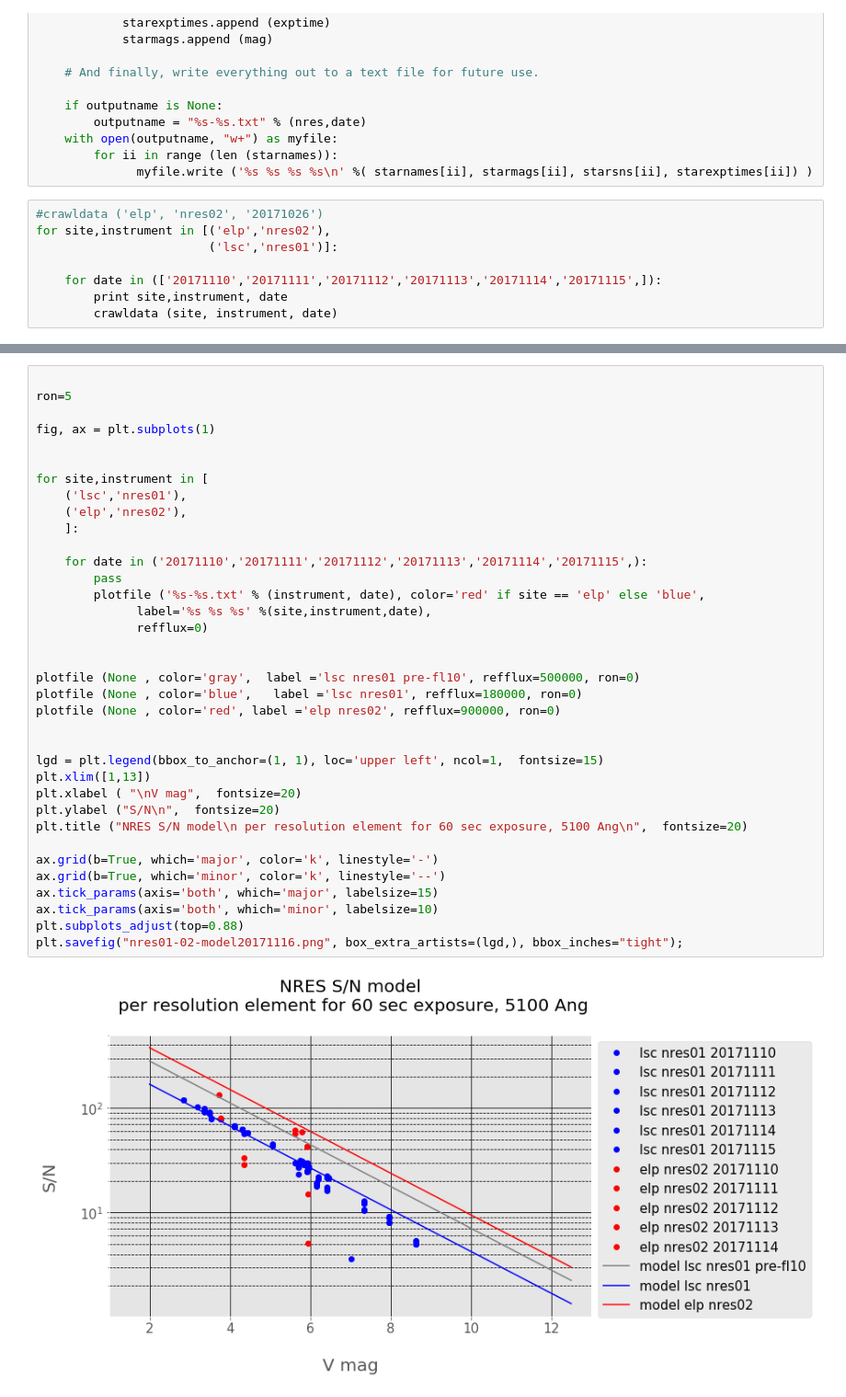
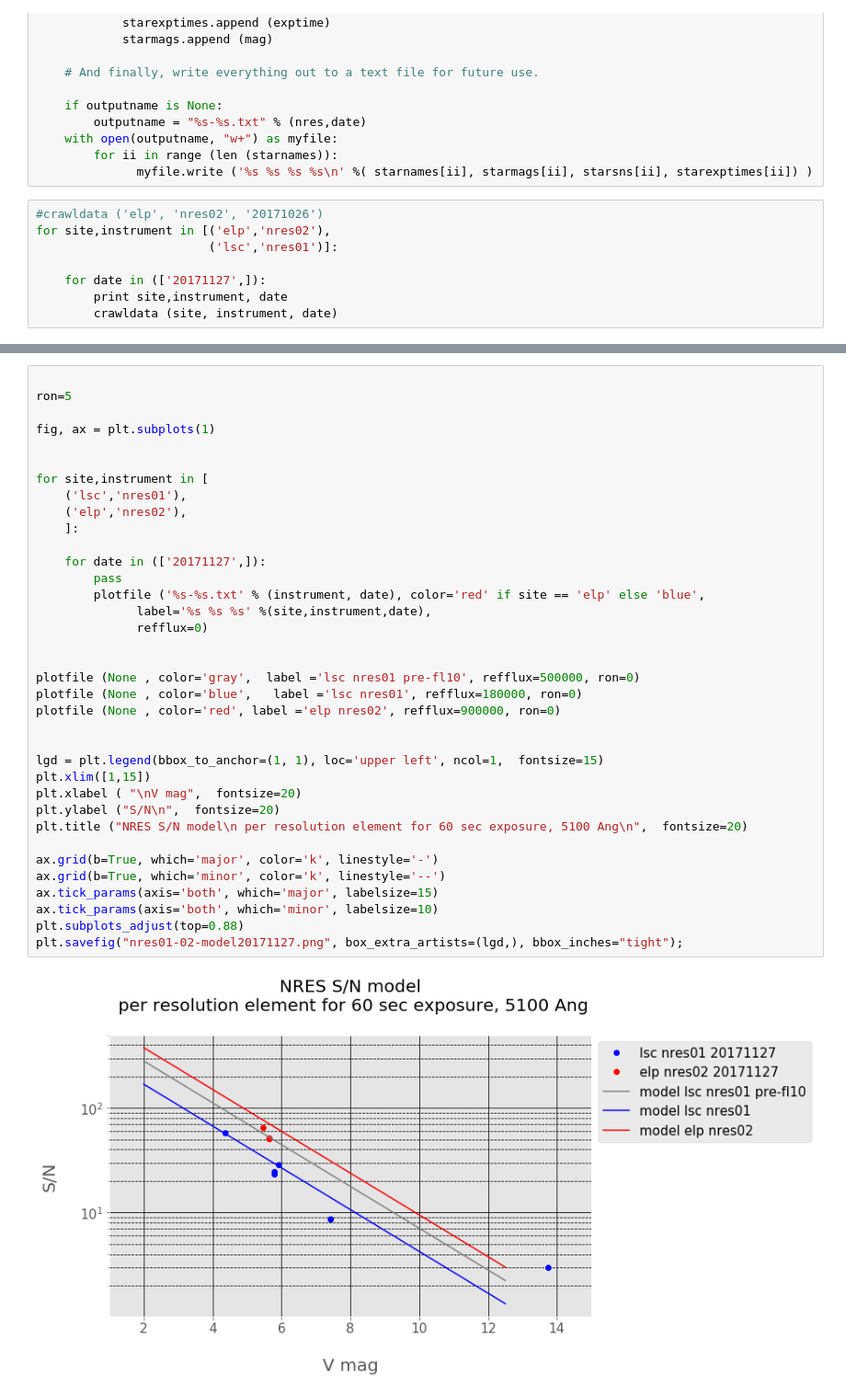
Before and after one commit to drhaz/lco_nresAnalysis, a Jupyter notebook: pipeline_sn/nres_plot_pipelineSN.ipynb, the cells around one changed output, grey strips where cells are left out. Shown: that part at 92% size. Saved outputs shown, nothing was run; the diff lists cells and outputs as text.

```diff
--- a/pipeline_sn/nres_plot_pipelineSN.ipynb
+++ b/pipeline_sn/nres_plot_pipelineSN.ipynb
@@ -149,7 +149,7 @@ def crawldata (site, nres, date, mountpoint='/nfs/archive/engineering', outputna
 for site,instrument in [('elp','nres02'),
                         ('lsc','nres01')]:
 
-    for date in (['20171110','20171111','20171112','20171113','20171114','20171115',]):
+    for date in (['20171127',]):
         print site,instrument, date
         crawldata (site, instrument, date)
 # %% [output]
@@ -177,34 +177,34 @@ ron=5
 fig, ax = plt.subplots(1)
 
 
 for site,instrument in [
     ('lsc','nres01'),
     ('elp','nres02'),
     ]:
 
-    for date in ('20171110','20171111','20171112','20171113','20171114','20171115',):
+    for date in (['20171127',]):
         pass
         plotfile ('%s-%s.txt' % (instrument, date), color='red' if site == 'elp' else 'blue',
               label='%s %s %s' %(site,instrument,date),
               refflux=0)
 
 
 plotfile (None , color='gray',  label ='lsc nres01 pre-fl10', refflux=500000, ron=0)
 plotfile (None , color='blue',   label ='lsc nres01', refflux=180000, ron=0)
 plotfile (None , color='red', label ='elp nres02', refflux=900000, ron=0)
 
 
 lgd = plt.legend(bbox_to_anchor=(1, 1), loc='upper left', ncol=1,  fontsize=15)
-plt.xlim([1,13])
+plt.xlim([1,15])
 plt.xlabel ( "\nV mag",  fontsize=20)
 plt.ylabel ("S/N\n",  fontsize=20)
 plt.title ("NRES S/N model\n per resolution element for 60 sec exposure, 5100 Ang\n",  fontsize=20)
 
 ax.grid(b=True, which='major', color='k', linestyle='-')
 ax.grid(b=True, which='minor', color='k', linestyle='--')
 ax.tick_params(axis='both', which='major', labelsize=15)
 ax.tick_params(axis='both', which='minor', labelsize=10)
 plt.subplots_adjust(top=0.88)
-plt.savefig("nres01-02-model20171116.png", box_extra_artists=(lgd,), bbox_inches="tight");
+plt.savefig("nres01-02-model20171127.png", box_extra_artists=(lgd,), bbox_inches="tight");
 # %% [output]
-[figure, old version]
+[figure, new version]
```
Also changed, not shown: parts of 1 cell of this notebook.
